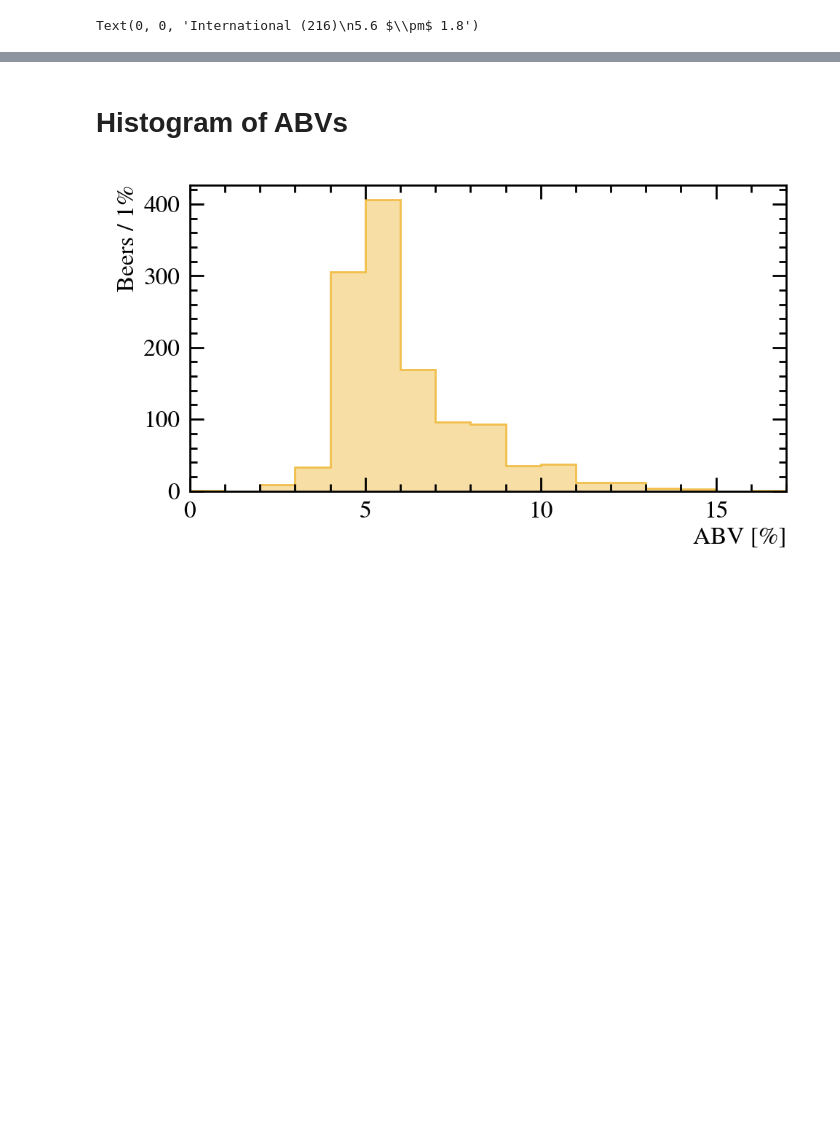
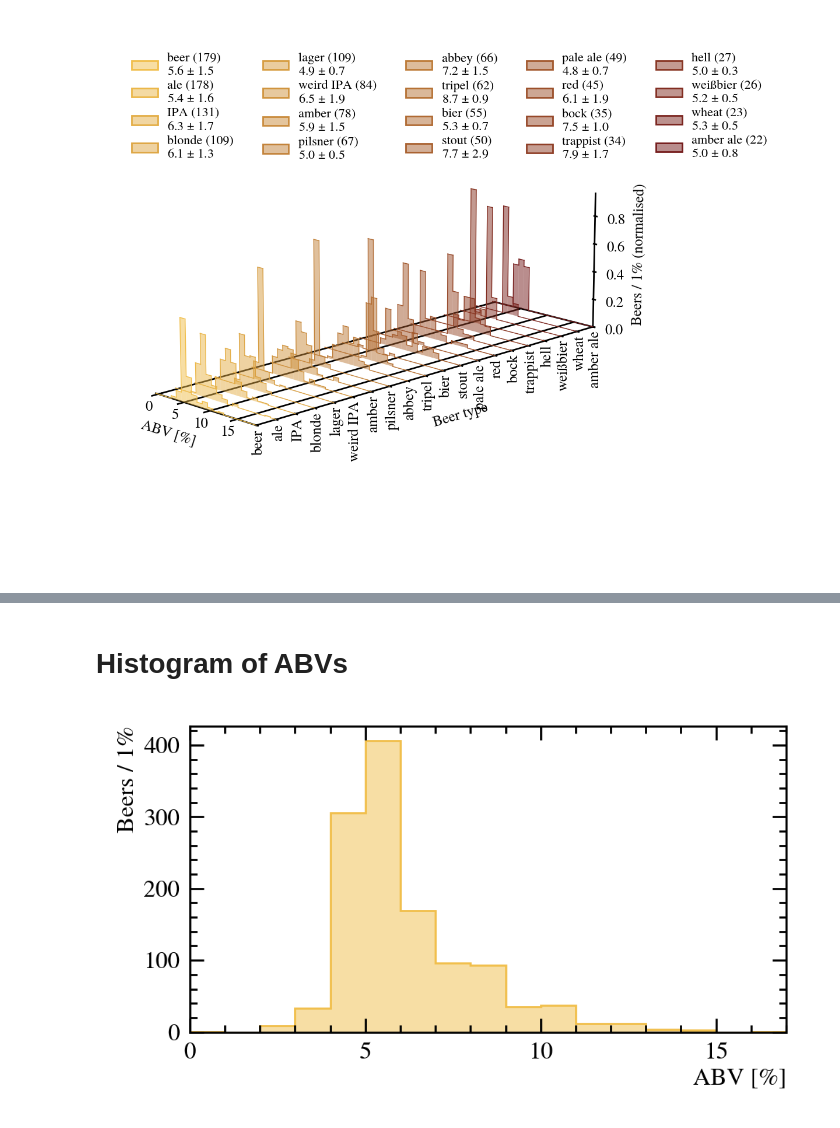
Before and after one commit to RDMoise/many-beers, a Jupyter notebook: studyBeers.ipynb, the cells around one changed output, grey strips where cells are left out. Saved outputs shown, nothing was run; the diff lists cells and outputs as text; code cells hidden in the pictures; blank space fills up the shorter version.

```diff
--- a/studyBeers.ipynb
+++ b/studyBeers.ipynb
@@ -144,4 +160,67 @@ plt.show()
 # %%
-leg.get_texts()[0]
+# Group by beer type
+d = df.copy()
+d['Type'] = d['Type'].fillna('')
+d.loc[(d['Type'].str.contains('IPA'))&(d['Type']!='IPA'), 'Type'] = 'weird IPA'
+d.loc[(d['Type']=='pils'), 'Type'] = 'pilsner'
+
+btypes = list(set(np.concatenate([x.split(', ') for x in pd.value_counts(d.Type).index])))[1:] # split composite types, ignore empty values
+counts = [(btype, sum([1 for typ in d.Type if btype in typ])) for btype in btypes]
+
+nCounts = 20
+countsType = sorted(counts, key=lambda x: x[1], reverse=True)[:nCounts]
+# countsType = pd.value_counts(d.Type)[:nCounts]
+colours = sampleCmapColours('beer', nCounts)
+ps, ls = [], []
+
+fig = plt.figure(figsize=(16,9))
+ax = fig.add_axes([0,0,1,1], projection='3d')
+ax.margins(x=0, y=0, z=0)
+ax.set_box_aspect([3,10,3])
+ax.view_init(elev=15, azim=-45)
+# ax.view_init(elev=30, azim=-60)
+ax.minorticks_off()
+ax.zaxis.set_minor_locator(plt.NullLocator())
+# ax.autoscale(axis='y', tight=False)
+
+# Set a white background color
+ax.w_xaxis.set_pane_color((1.0, 1.0, 1.0, 1.0))
+ax.w_yaxis.set_pane_color((1.0, 1.0, 1.0, 1.0))
+ax.w_zaxis.set_pane_color((1.0, 1.0, 1.0, 1.0))
+
+for division in [0, 5, 10, 15,]: ax.plot([division]*(nCounts), range(nCounts), c='black', lw=2)
+ax.plot([0, binning[-1]], [nCounts-1, nCounts-1], c='black', lw=2)
+ax.set_xlabel('ABV [%]', labelpad=10)
+ax.set_ylabel("Beer type", labelpad=60)
+# ax.set_yticks(list(range(nCounts)), countsType.index, rotation=90)
+ax.set_yticks(list(range(nCounts)), [x[0] for x in countsType], rotation=90)
+ax.set_zlabel("Beers / 1% (normalised)", labelpad=15)
+
+ax.grid(False)
+plt.tick_params(axis='both', which='both', pad=0)
+plt.tick_params(axis='z', which='both', pad=9)
+applyUniformFont(ax, 18, in3d=True)
+
+# for i, btype in enumerate(countsType.index):
+for i, (btype, count) in enumerate(countsType):
+    dS = d[d.Type.str.contains(btype)]
+    hABV, _ = np.histogram(dS.ABV, binning)
+    norm = sum(hABV)*(binning[1]-binning[0])
+
+    muABV = np.mean(dS.ABV)
+    stdABV = np.std(dS.ABV)
+
+    pFill = mpatches.Patch(fc=colours[i], alpha=.5, label=btype)
+    pStep = mpatches.Patch(ec=colours[i], color='none')
+    ps.append((pStep, pFill))
+    ls.append(f'{btype} ({count}) \n'+fr'{muABV:.1f} $\pm$ {stdABV:.1f}')
+
+    ax.bar(binning[:-1], hABV/norm, width=binning[1]-binning[0], color=colours[i], align='edge', zs=i, zdir='y', alpha=.5)
+    # Add outlines at the top of the bars
+    for j in range(len(binning)-1):
+        ax.plot([binning[j], binning[j+1]], [hABV[j]/norm, hABV[j]/norm], zs=i, zdir='y', color=colours[i], linewidth=1)
+        ax.plot([binning[j], binning[j]], [hABV[j]/norm, hABV[j-1]/norm], zs=i, zdir='y', color=colours[i], linewidth=1)
+
+plotOrderedLegend(list(range(len(ps))), ps, ls, loc='upper left', fontsize=16, kwargs=dict(ncol=5))
 # %% [output]
-Text(0, 0, 'International (216)\n5.6 $\\pm$ 1.8')
+[figure, added]
```
Also changed, not shown: parts of 6 cells of this notebook, 19 other files.
